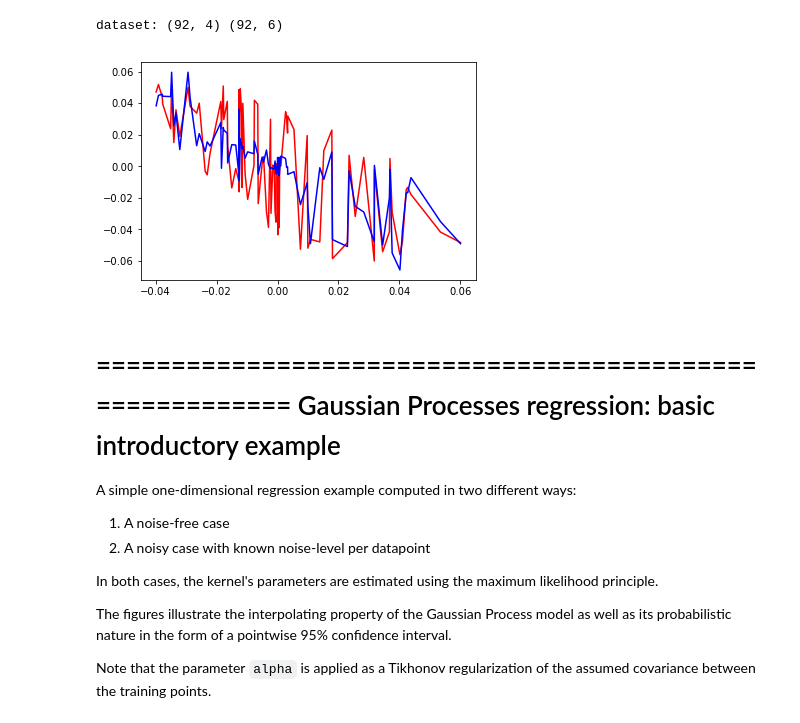
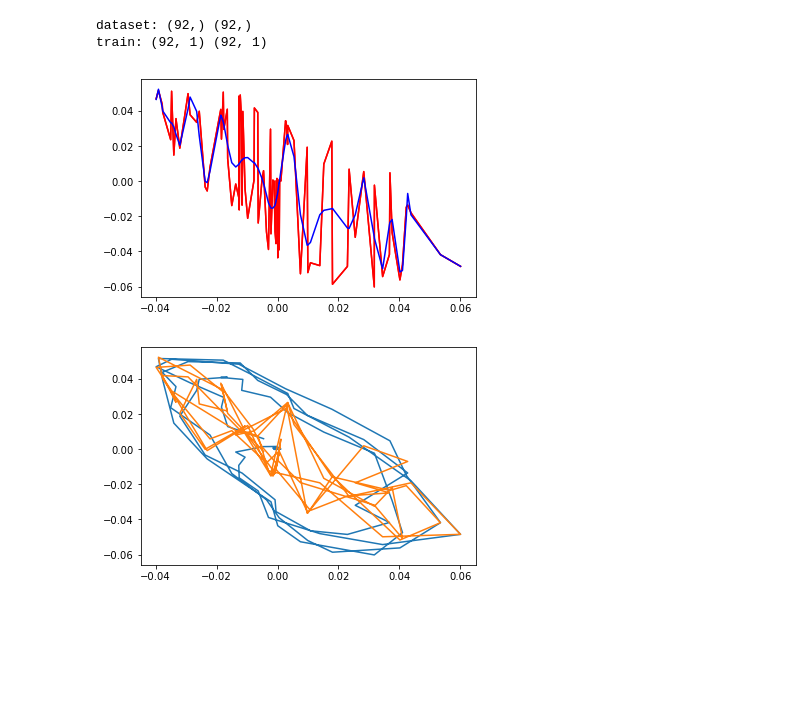
Before and after one commit to rmqlife/intention_extract, a Jupyter notebook: gp_test.ipynb, the cells around one changed output. Cells and saved outputs as stored; diff of their text form; code cells hidden in the pictures; blank space fills up the shorter version.

```diff
--- a/gp_test.ipynb
+++ b/gp_test.ipynb
@@ -1,4 +1,5 @@
 # %%
+# http://scikit-learn.org/stable/auto_examples/gaussian_process/plot_gpr_noisy_targets.html
 import numpy as np
 from matplotlib import pyplot as plt
 
@@ -17,72 +18,52 @@ def file2mat(path):
         mat = np.array(lines)
         return mat
     return
 
 def sort_x(x,y):
     L = sorted(zip(x,y))
     L = np.array(L)
     return L[:,0], L[:,1]
 
-def show(x,y):
-    L = sorted(zip(x,y))
-    L = np.array(L)
-    plt.plot(L[:,0],L[:,1],'r')
-    plt.show()
-
 def divide_data(x,y,num):
     selected_indices = np.unique(np.random.choice(x.shape[0],num,replace=False))
     x_train = x[selected_indices,:]
     y_train = y[selected_indices,:]
 
     print "test_size", x_train.shape, y_train.shape
 
     return x_train,y_train
 
-
-
 x = file2mat('gp1/f_x_v.txt')
 y = file2mat('gp1/f_y.txt')
-x = np.atleast_2d(x)
-y = np.atleast_2d(y)
+x = x[:,0]
+y = y[:,1]
+
+# Sort the data and then plot
 print 'dataset:',x.shape, y.shape
-x_show,y_show = sort_x(x[:,0],y[:,1])
+x_show, y_show = sort_x(x,y)
 plt.plot(x_show,y_show,'r')
 
+# train the Gaussian Process, get the predicted y, not in sorted order
+x_train = np.atleast_2d(x).T
+y_train = np.atleast_2d(y).T
+print "train:", x_train.shape, y_train.shape
+
 kernel = C(1.0, (1e-3, 1e3)) * RBF(10, (1e-2, 1e2))
-gp = GaussianProcessRegressor()# kernel=kernel, n_restarts_optimizer=1)
-gp.fit(x,y)
-y_pred = gp.predict(x)
+gp = GaussianProcessRegressor(kernel=kernel, n_restarts_optimizer=10)#gp = GaussianProcessRegressor()
+gp.fit(x_train, y_train)
+y_pred = gp.predict(x_train)
 
-x_show, y_show = sort_x(x[:,0],y_pred[:,1])
+# sort data and then plot
+x_show, y_show = sort_x(x,y_pred)
 plt.plot(x_show,y_show,'b')
 
-# reg = linear_model.Ridge(alpha = 0.1)
-# reg.fit(x,y)
-# y_pred = reg.predict(x)
-# plt.plot(x,y_pred,'g')
+plt.show()
 
-
+plt.plot(x,y)
+plt.plot(x_train,y_pred)
 plt.show()
 # %% [output]
-dataset: (92, 4) (92, 6)
+dataset: (92,) (92,)
+train: (92, 1) (92, 1)
-[figure, old version]
+[figure, new version]
+[figure, added]
-# %% [markdown]
-
-=========================================================
-Gaussian Processes regression: basic introductory example
-=========================================================
-
-A simple one-dimensional regression example computed in two different ways:
-
-1. A noise-free case
-2. A noisy case with known noise-level per datapoint
-
-In both cases, the kernel's parameters are estimated using the maximum
-likelihood principle.
-
-The figures illustrate the interpolating property of the Gaussian Process
-model as well as its probabilistic nature in the form of a pointwise 95%
-confidence interval.
-
-Note that the parameter ``alpha`` is applied as a Tikhonov
-regularization of the assumed covariance between the training points.
```
Also changed, not shown: parts of 6 cells of this notebook.
